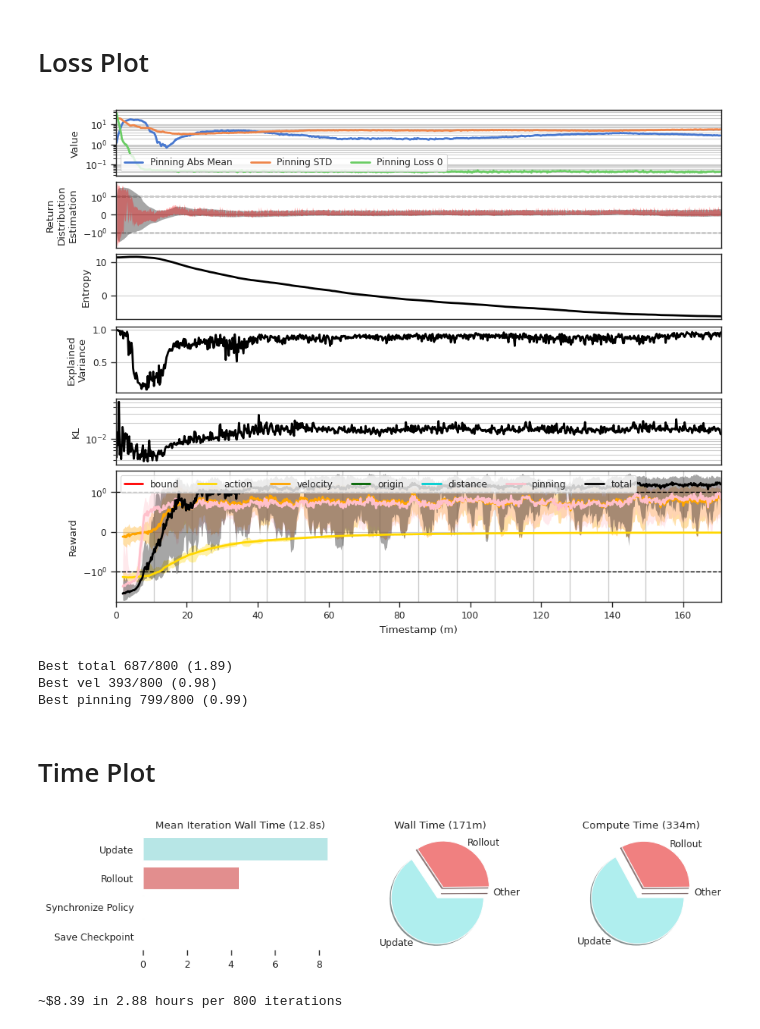
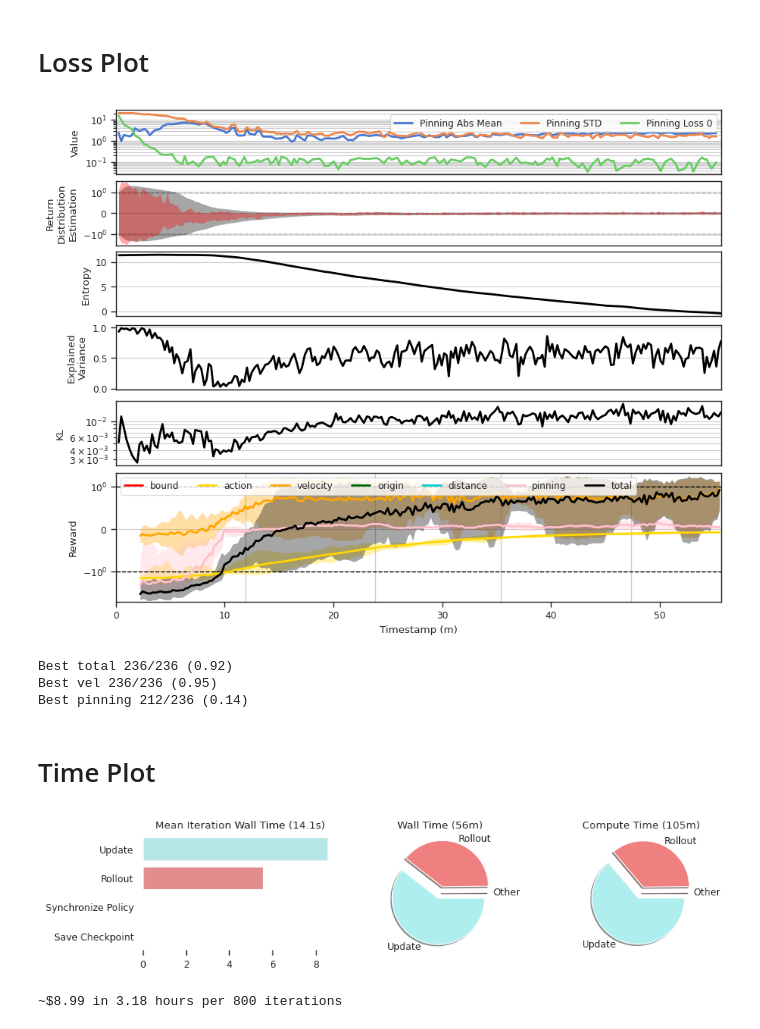
Before and after one commit to Oafish1/CellTRIP, a Jupyter notebook: scripts/runtime.ipynb, the cells around one changed output. Cells and saved outputs as stored; diff of their text form; code cells hidden in the pictures.

```diff
--- a/scripts/runtime.ipynb
+++ b/scripts/runtime.ipynb
@@ -264,7 +264,14 @@ log_list = [
     # 's3://nkalafut-celltrip/logs/flysta-250909-5.log',  # With double standard
     # 's3://nkalafut-celltrip/logs/CancerVel-250913.log',  # CancerVel, no double standard, no d6 or unk holdout, no partitions
     # 's3://nkalafut-celltrip/logs/PerturbMM-250914.log',  # PerturbNN, batch partition, integration model - never ran
-    's3://nkalafut-celltrip/logs/MERFISH30k-153-250914.log',  # MERFISH30k imputation
+    # 's3://nkalafut-celltrip/logs/MERFISH30k-153-250914.log',  # MERFISH30k slice 153 imputation
+    # 's3://nkalafut-celltrip/logs/Cortex-250916.log',  # Cortex
+    # 's3://nkalafut-celltrip/logs/Cortex-250919.log',  # Cortex - absolute coordinates
+    # 's3://nkalafut-celltrip/logs/PerturbMM-250919.log',  # PerturbMM, DBSCAN slice partition, integration model
+    # 's3://nkalafut-celltrip/logs/Cortex-250919-log.log',  # Cortex with log1p preprocessing - canceled as already has
+    # 's3://nkalafut-celltrip/logs/Dyngen-250920.log',  # Dyngen
+    # 's3://nkalafut-celltrip/logs/Cortex-250922.log',  # RAW cortex with log1p preprocessing
+    's3://nkalafut-celltrip/logs/PerturbMM-imp-250923.log',  # PerturbMM imputation
     # TODO: FIX REQUIREMENTS
     # TODO: Note that spatial handling only helps output, not input
     # TODO: Random memory storage to aid with large envs
@@ -471,7 +478,7 @@ ax_pinning.set_ylabel('Value')
 #     ax_pinning.axhline(y=linthresh, color='black', lw=1, ls='--', zorder=1.1)
 # ax_pinning.set_ylim(bottom=0)
 ax_pinning.set_yscale('log')
-ax_pinning.legend(loc='lower left', ncols=4)
+ax_pinning.legend(loc='upper right', ncols=4)
 # ax_pinning.set_ylim(top=1)
 ax_pinning.tick_params(axis='x', which='both', bottom=False)
 ax_pinning.grid(axis='y', which='both', visible=True)
@@ -560,34 +567,34 @@ ax_loss.set(xlabel='Timestamp (m)', ylabel='Reward')
 ax_loss.set_xlim(left=0, right=np.max([span_dict_squashed[k][-1][1] for k in span_dict]))
 if symlog:
     ax_loss.set_yscale('symlog', base=10, linthresh=linthresh)
     for s in (-1, 1): ax_loss.axhline(y=s*linthresh, color='black', lw=1, ls='--', zorder=1.1)
 # ax_loss.axhline(y=0, color='black', lw=1, ls='-', zorder=.2)
 # for k in span_dict_squashed.keys():
 #     if k not in event_colors: continue
 #     for xmin, xmax in span_dict_squashed[k]: ax_loss.axvspan(xmin, xmax, color=event_colors[k], alpha=.3, lw=0, zorder=.1)
 # import matplotlib as mpl
 # ax_loss.yaxis.set_major_formatter(mpl.ticker.ScalarFormatter())
 # ticks = [-10, -4, -2, 0, 2, 4, 10]
 # ax_loss.set(yticks=ticks, yticklabels=ticks)
 ax_loss.grid(axis='y', which='both', visible=True)
 ax_loss.legend(loc='upper left', ncols=8)
 
 # Early stopping based on KL (MAYBE DO BASED ON LOG STD, KL, AND RWD?)
 count = 0; es_timestep = None; lapses = 5; es_threshold = 1e-3; min_updates = 500
 for i, r in group_policy(event_filter(df_records, 'Update')).iterrows():
     if i < min_updates: continue
     count = count + 1 if r['KL'] < es_threshold else 0
     if count >= lapses:
         es_timestep = r['Timestamp']
         break
 if es_timestep is not None: ax_loss.axvline(x=es_timestep, ls=':', color='red')
 # ax_kl.axhline(y=es_threshold, ls='--', lw=1, color='red')
 
 # Display
 # ax1.axhline(y=.03)
 fig.show()
 # %% [output]
-[figure, old version]
+[figure, new version]
 # %%
 try:
     # Best total
@@ -608,9 +615,9 @@ try:
     print(f'Best pinning {best_iter+1}/{num_iters} ({best_score:.2f})')
 except: pass
 # %% [output]
-Best total 687/800 (1.89)
-Best vel 393/800 (0.98)
-Best pinning 799/800 (0.99)
+Best total 236/236 (0.92)
+Best vel 236/236 (0.95)
+Best pinning 212/236 (0.14)
 # %% [markdown]
 # Time Plot
 # %%
@@ -662,7 +669,7 @@ ax3.set(title=f'Mean Iteration Wall Time ({df_walltime.sum()["Iteration Time"]:.
 ax3.tick_params(axis='y', which='major', left=False)
 fig.show()
 # %% [output]
-[figure, old version]
+[figure, new version]
 # %%
 rate_per_hour = 1.5
 num_iters = 800
@@ -672,7 +679,7 @@ time_estimation = num_iters * walltime_per_iter
 cost_estimation = num_iters * comptime_per_iter * rate_per_hour
 print(f'~${cost_estimation:.2f} in {time_estimation:.2f} hours per {num_iters} iterations')
 # %% [output]
-~$8.39 in 2.88 hours per 800 iterations
+~$8.99 in 3.18 hours per 800 iterations
 # %%
 # # Format
 # df_rollout = group_policy(event_filter(df_records, 'Rollout'), agg='mean')
```
Also changed, not shown: 43 other files.
